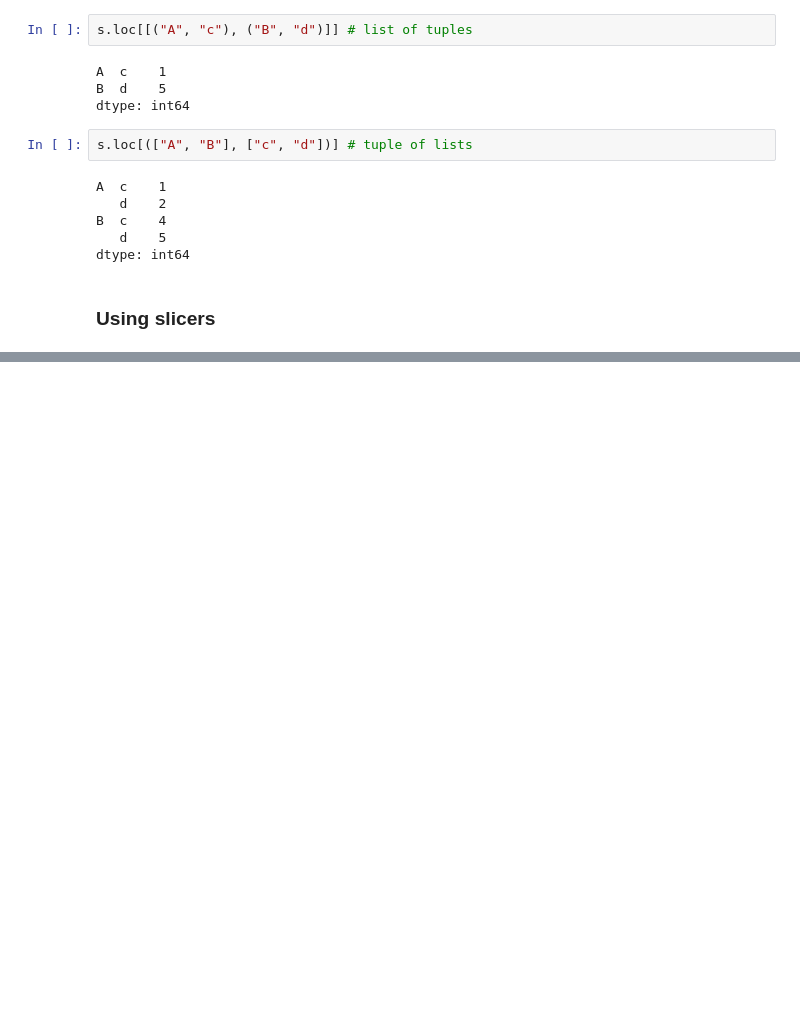
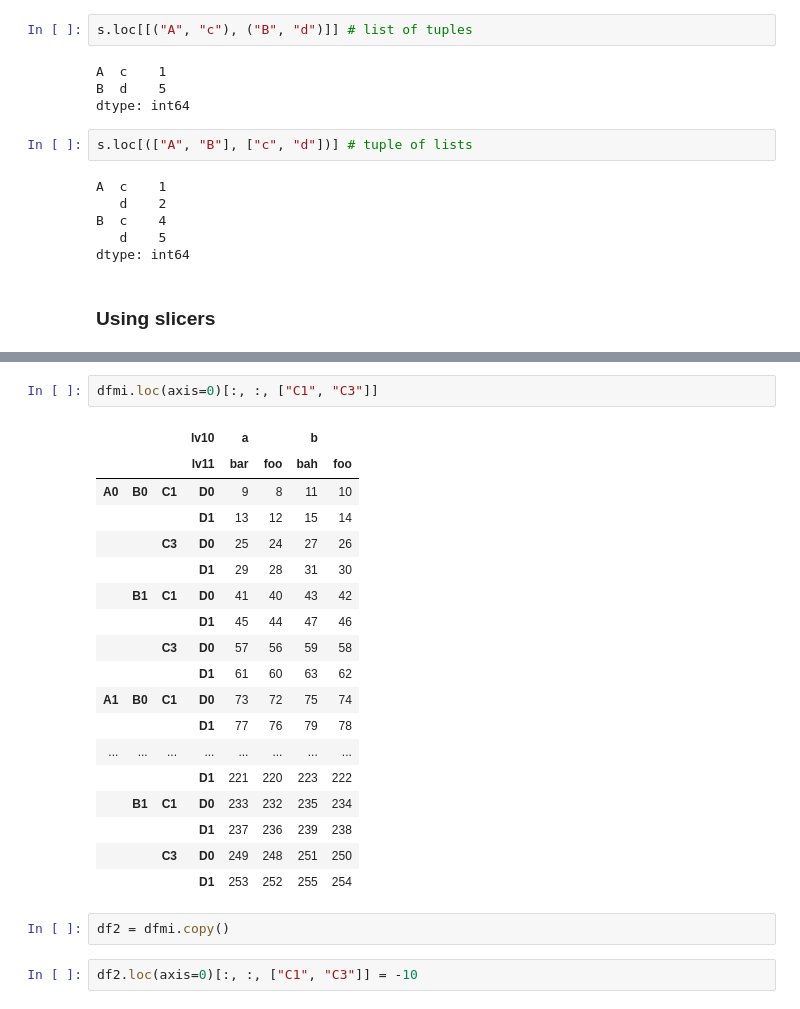
Before and after one commit to shizidushu/pandas-docs-coding-notebook, a Jupyter notebook: multiindex-advanced-indexing.ipynb, the cells around one changed output, grey strips where cells are left out. Drawn from its saved outputs; the diff is of its cells as text; blank space fills up the shorter version.

```diff
--- a/multiindex-advanced-indexing.ipynb
+++ b/multiindex-advanced-indexing.ipynb
@@ -545,0 +778,25 @@ dtype: int64
+# %%
+dfmi.loc(axis=0)[:, :, ["C1", "C3"]]
+# %% [output]
+|  |  |  | lv10 | a |  | b |  |
+|  |  |  | lv11 | bar | foo | bah | foo |
+| A0 | B0 | C1 | D0 | 9 | 8 | 11 | 10 |
+|  |  |  | D1 | 13 | 12 | 15 | 14 |
+|  |  | C3 | D0 | 25 | 24 | 27 | 26 |
+|  |  |  | D1 | 29 | 28 | 31 | 30 |
+|  | B1 | C1 | D0 | 41 | 40 | 43 | 42 |
+|  |  |  | D1 | 45 | 44 | 47 | 46 |
+|  |  | C3 | D0 | 57 | 56 | 59 | 58 |
+|  |  |  | D1 | 61 | 60 | 63 | 62 |
+| A1 | B0 | C1 | D0 | 73 | 72 | 75 | 74 |
+|  |  |  | D1 | 77 | 76 | 79 | 78 |
+| ... | ... | ... | ... | ... | ... | ... | ... |
+|  |  |  | D1 | 221 | 220 | 223 | 222 |
+|  | B1 | C1 | D0 | 233 | 232 | 235 | 234 |
+|  |  |  | D1 | 237 | 236 | 239 | 238 |
+|  |  | C3 | D0 | 249 | 248 | 251 | 250 |
+|  |  |  | D1 | 253 | 252 | 255 | 254 |
+# %%
+df2 = dfmi.copy()
+# %%
+df2.loc(axis=0)[:, :, ["C1", "C3"]] = -10
```
Also changed, not shown: parts of 57 cells of this notebook.
